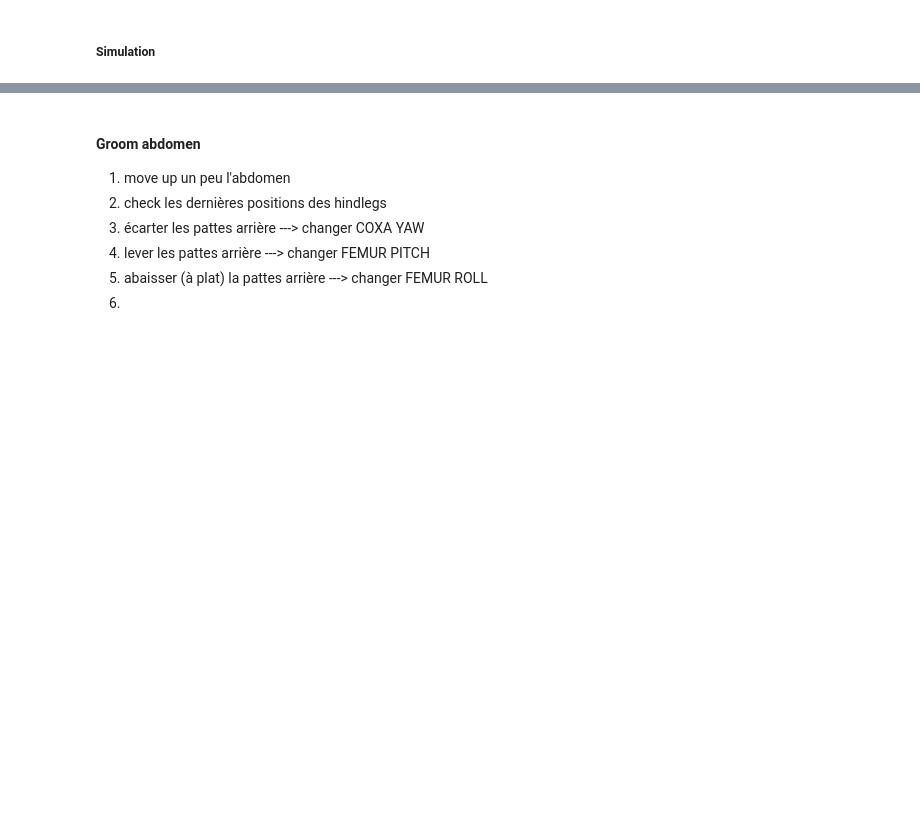
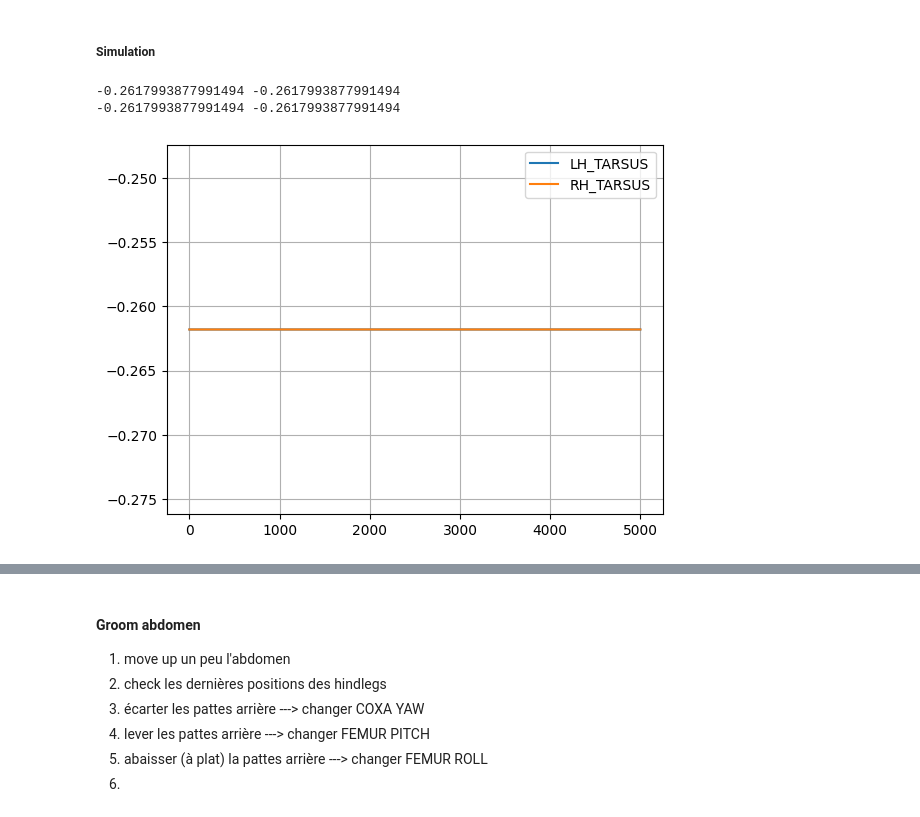
Before and after one commit to NathanMULLER/Project_Mouche, a Jupyter notebook: project/main.ipynb, the cells around one changed output, grey strips where cells are left out. Saved outputs shown, nothing was run; the diff lists cells and outputs as text; code cells hidden in the pictures; blank space fills up the shorter version.

```diff
--- a/project/main.ipynb
+++ b/project/main.ipynb
@@ -365,0 +512,12 @@ last_joint_angles_abd_up = all_joint_angles_abd[-1].copy()
+# %%
+print(all_joint_angles_abd_groom[0,LH_TARSUS], all_joint_angles_abd_groom[-1,LH_TARSUS])
+print(start_RH_TARSUS, start_LH_TARSUS)
+
+plt.plot(all_joint_angles_abd_groom[:,LH_TARSUS], label="LH_TARSUS")
+plt.plot(all_joint_angles_abd_groom[:,RH_TARSUS], label="RH_TARSUS")
+plt.legend()
+plt.grid()
+# %% [output]
+-0.2617993877991494 -0.2617993877991494
+-0.2617993877991494 -0.2617993877991494
+[figure, added]
```
Also changed, not shown: parts of 14 cells of this notebook, 10 other files.
